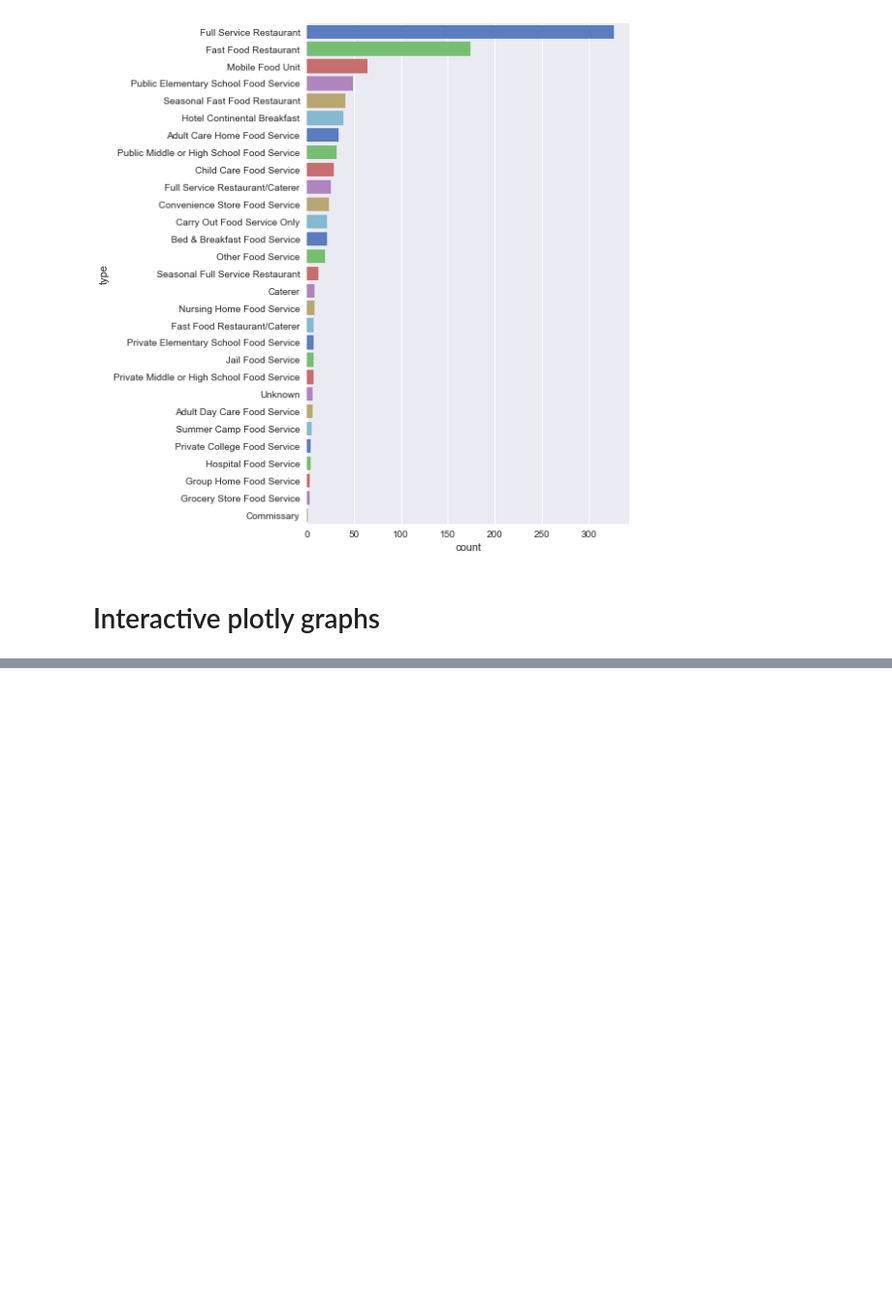
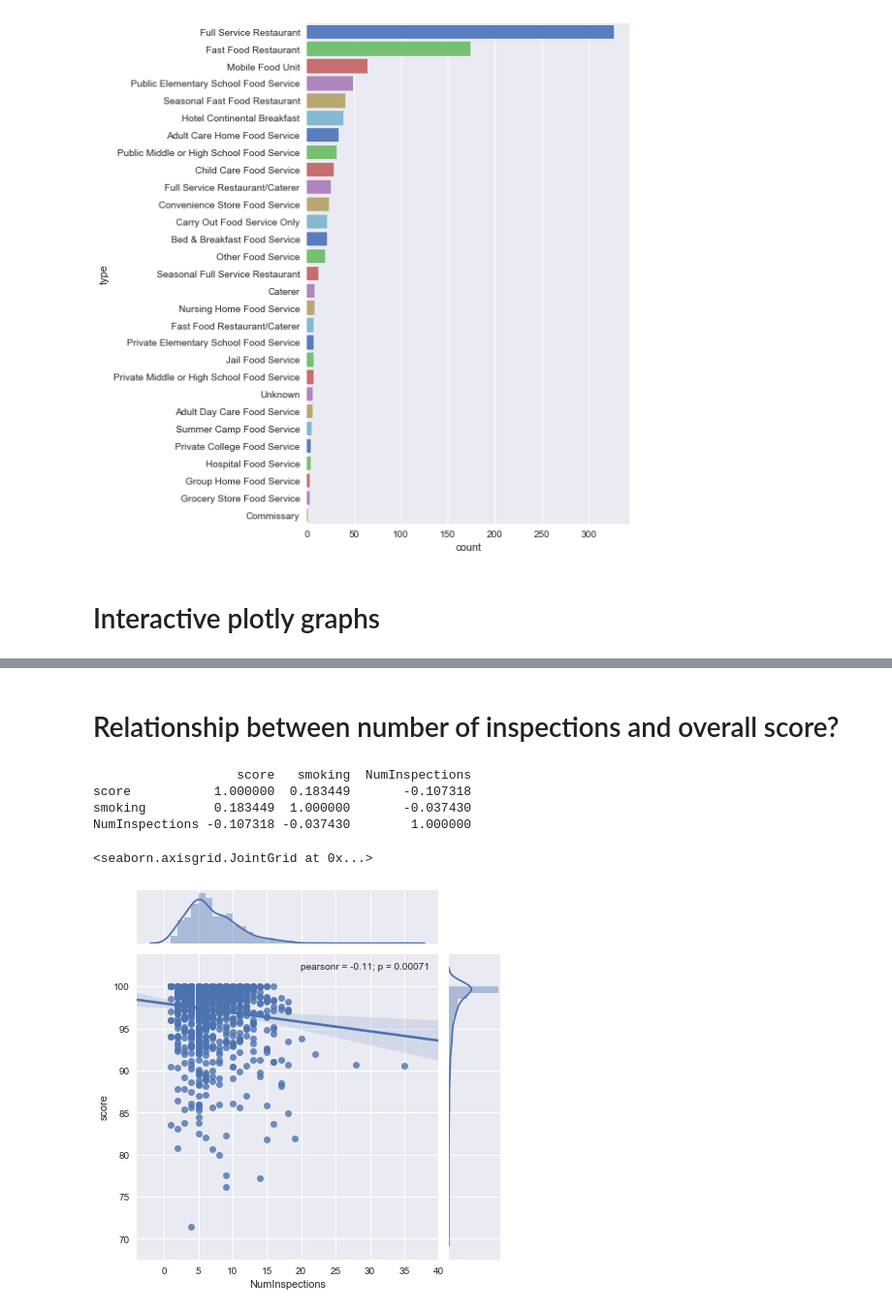
Before and after one commit to bcbarsness/open-health-inspection-analysis, a Jupyter notebook: OpenHealthAnalysis.ipynb, the cells around one changed output, grey strips where cells are left out. Shown: that part at 97% size. Cells and saved outputs as stored; diff of their text form; code cells hidden in the pictures; blank space fills up the shorter version.

Commit message:
NumInspections vs Overall Score

```diff
--- a/OpenHealthAnalysis.ipynb
+++ b/OpenHealthAnalysis.ipynb
@@ -136,0 +156,3 @@ scoresByCategory.iplot(kind='bar',y='count',x='category')
+# %%
+df['NumInspections'] = df['inspections'].apply(lambda x: len(x))
+df.iloc[df['NumInspections'].idxmax()]
@@ -136,0 +177,12 @@ scoresByCategory.iplot(kind='bar',y='count',x='category')
+# %% [markdown]
+# Relationship between number of inspections and overall score?
+# %%
+print(df.corr())
+sns.jointplot(x='NumInspections',y='score',data=df,kind='reg')
+# %% [output]
+                   score   smoking  NumInspections
+score           1.000000  0.183449       -0.107318
+smoking         0.183449  1.000000       -0.037430
+NumInspections -0.107318 -0.037430        1.000000
+<seaborn.axisgrid.JointGrid at 0x...>
+[figure, added]
```
Also changed, not shown: parts of 5 cells of this notebook.
